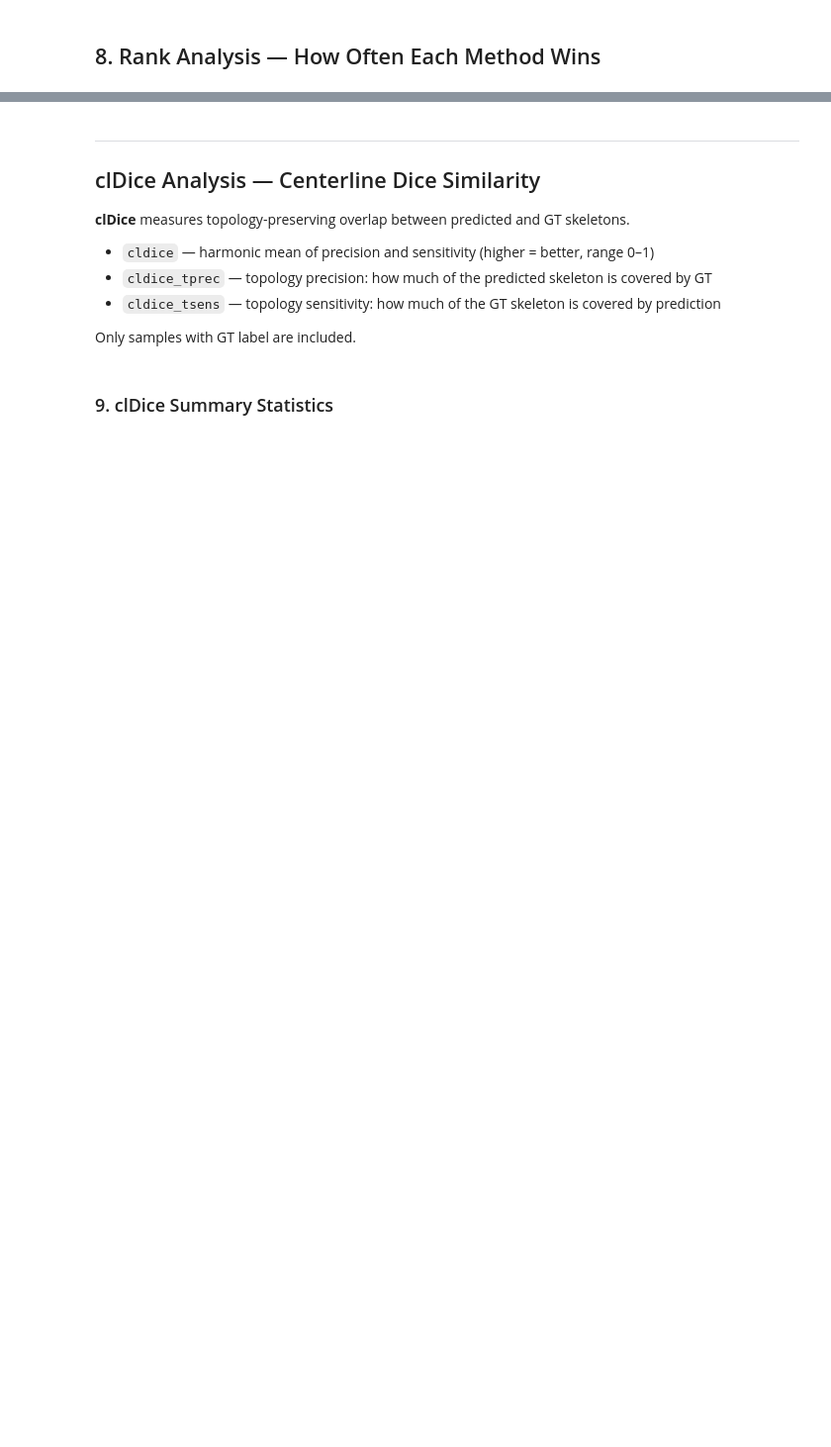
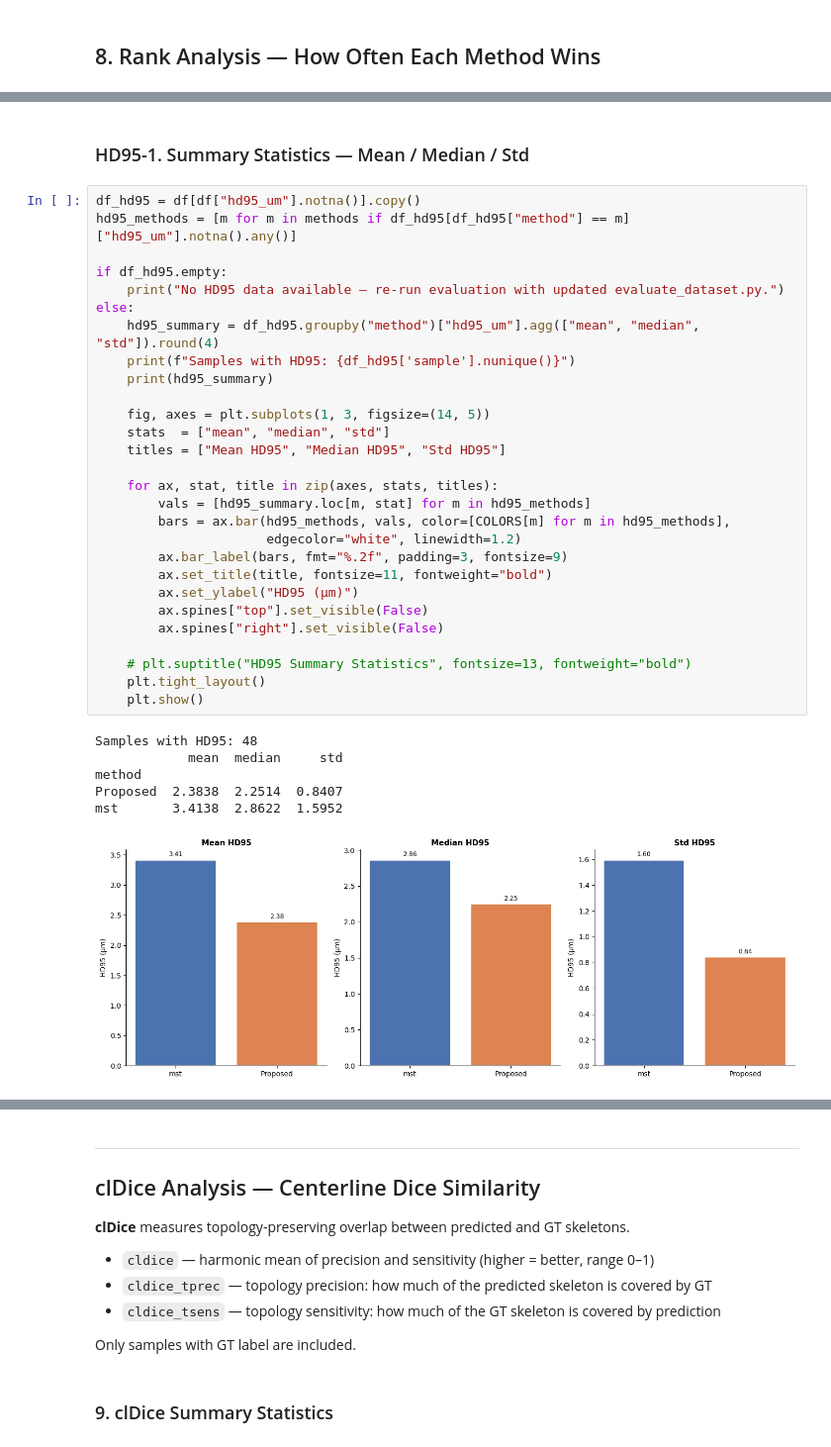
Before and after one commit to Ponywen0819/ienf_q, a Jupyter notebook: notebooks/compare_methods.ipynb, the cells around one changed output, grey strips where cells are left out. Shown at 99% size. Drawn from its saved outputs; the diff is of its cells as text; blank space fills up the shorter version.

```diff
--- a/notebooks/compare_methods.ipynb
+++ b/notebooks/compare_methods.ipynb
@@ -341,0 +374,37 @@ Pure MST    1.895833
+# %% [markdown]
+### HD95-1. Summary Statistics — Mean / Median / Std
+# %%
+df_hd95 = df[df["hd95_um"].notna()].copy()
+hd95_methods = [m for m in methods if df_hd95[df_hd95["method"] == m]["hd95_um"].notna().any()]
+
+if df_hd95.empty:
+    print("No HD95 data available — re-run evaluation with updated evaluate_dataset.py.")
+else:
+    hd95_summary = df_hd95.groupby("method")["hd95_um"].agg(["mean", "median", "std"]).round(4)
+    print(f"Samples with HD95: {df_hd95['sample'].nunique()}")
+    print(hd95_summary)
+
+    fig, axes = plt.subplots(1, 3, figsize=(14, 5))
+    stats  = ["mean", "median", "std"]
+    titles = ["Mean HD95", "Median HD95", "Std HD95"]
+
+    for ax, stat, title in zip(axes, stats, titles):
+        vals = [hd95_summary.loc[m, stat] for m in hd95_methods]
+        bars = ax.bar(hd95_methods, vals, color=[COLORS[m] for m in hd95_methods],
+                      edgecolor="white", linewidth=1.2)
+        ax.bar_label(bars, fmt="%.2f", padding=3, fontsize=9)
+        ax.set_title(title, fontsize=11, fontweight="bold")
+        ax.set_ylabel("HD95 (μm)")
+        ax.spines["top"].set_visible(False)
+        ax.spines["right"].set_visible(False)
+
+    # plt.suptitle("HD95 Summary Statistics", fontsize=13, fontweight="bold")
+    plt.tight_layout()
+    plt.show()
+# %% [output]
+Samples with HD95: 48
+            mean  median     std
+method
+Proposed  2.3838  2.2514  0.8407
+mst       3.4138  2.8622  1.5952
+[figure, added]
```
Also changed, not shown: parts of 30 cells of this notebook, 39 other files.
